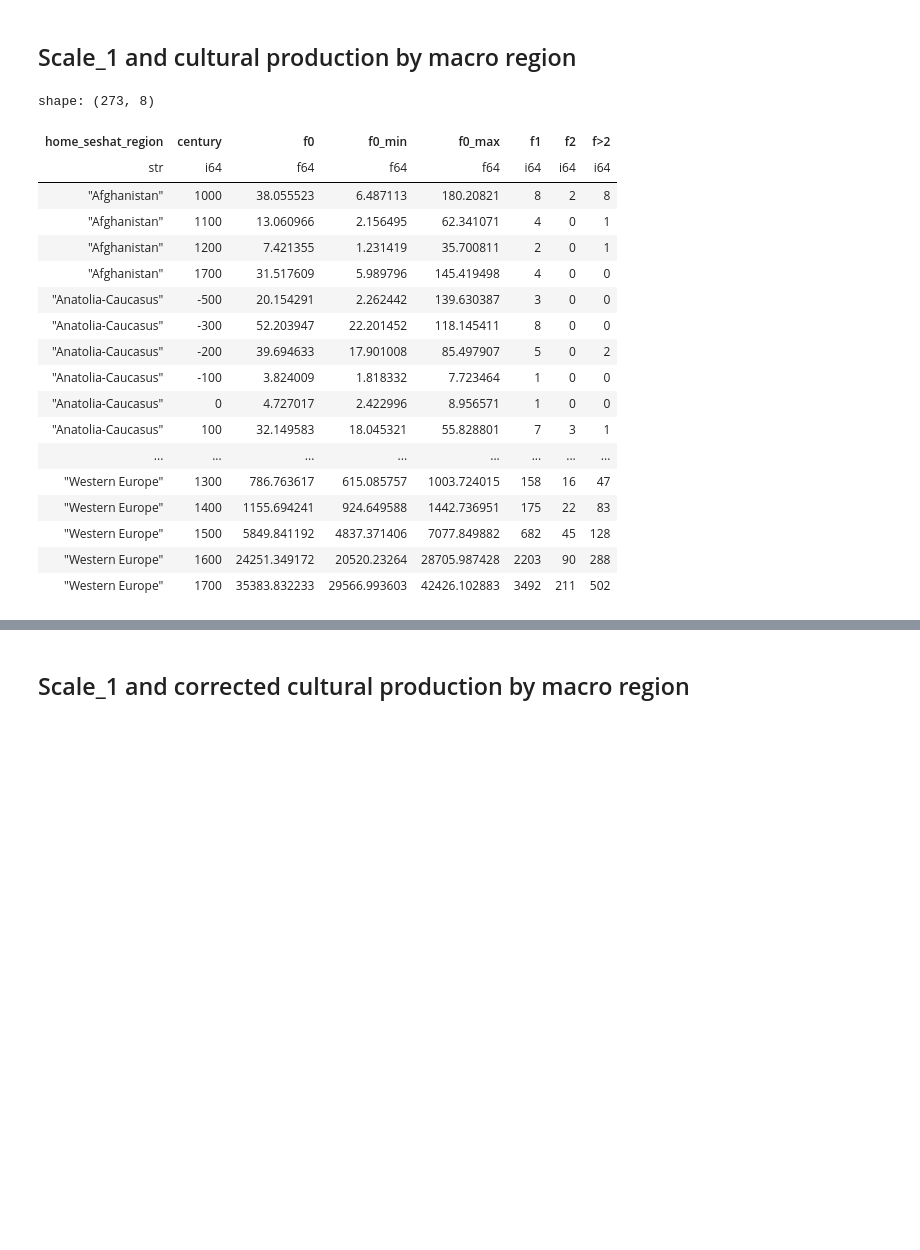
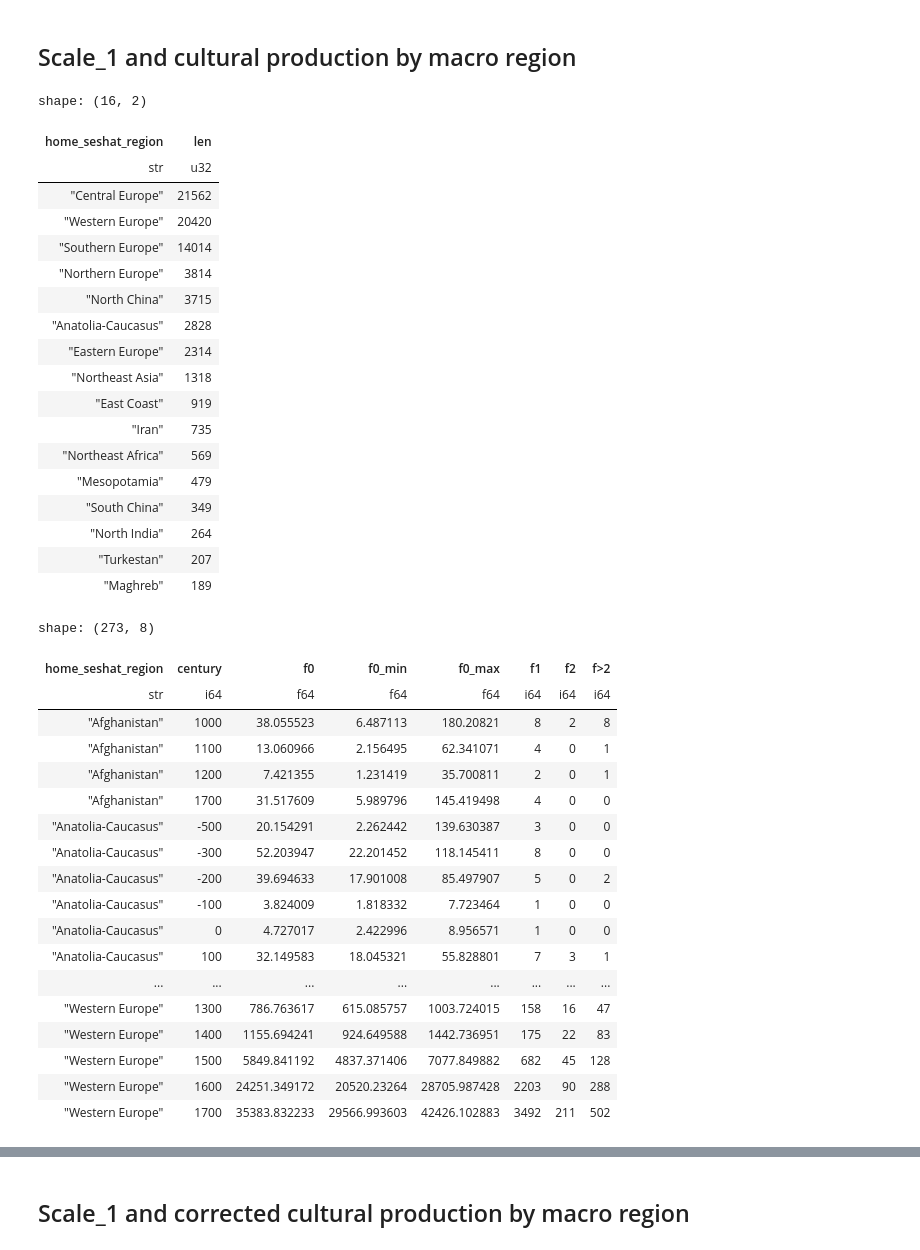
Before and after one commit to charlesdedampierre/seshat_cultura, a Jupyter notebook: notebooks/02_creative_individuals_by_seshat_polity.ipynb, the cells around one changed output, grey strips where cells are left out. Drawn from its saved outputs; the diff is of its cells as text; code cells hidden in the pictures; blank space fills up the shorter version.

```diff
--- a/notebooks/02_creative_individuals_by_seshat_polity.ipynb
+++ b/notebooks/02_creative_individuals_by_seshat_polity.ipynb
@@ -490,45 +492,64 @@ plt.show()
 # %%
 from config import ROOT
 
 GRID_LAST_YEAR = 1800
-GRID_REGIONS = {
-    'China': pl.col('home_seshat_region').is_in(CHINA),
-    'Northeast Asia': pl.col('home_seshat_region') == 'Northeast Asia',
-    'South Asia': pl.col('macro_region') == 'South Asia',
-    'Middle East': pl.col('macro_region') == 'Southwest Asia',
-    'Africa': pl.col('macro_region') == 'Africa',
-    'Western Europe': pl.col('home_seshat_region') == 'Western Europe',
-    'Southern Europe': pl.col('home_seshat_region') == 'Southern Europe',
-    'Central Europe': pl.col('home_seshat_region') == 'Central Europe',
-    'Eastern Europe': pl.col('home_seshat_region') == 'Eastern Europe',
-}
+GRID_SIZE = 4  # a 4 x 4 grid of the Seshat regions with the most individuals before LAST_YEAR
+top_regions = (
+    individuals
+    .filter(pl.col('year') < LAST_YEAR)
+    .drop_nulls('home_seshat_region')
+    .group_by('home_seshat_region').len()
+    .sort('len', descending=True)
+    .head(GRID_SIZE * GRID_SIZE)
+)
+display(top_regions)
+GRID_REGIONS = {region: pl.col('home_seshat_region') == region for region in top_regions['home_seshat_region']}
 
 con = duckdb.connect(str(SESHAT_DB), read_only=True)
 regions = con.sql('SELECT polity_new_id AS seshat_id, macro_region, home_seshat_region FROM polity').pl()
 con.close()
 
 unseen_species = pl.read_csv(ROOT / 'data/processed/unseen_species.csv')
 unseen_species
 # %% [output]
-shape: (273, 8)
+shape: (16, 2)
-| home_seshat_region | century | f0 | f0_min | f0_max | f1 | f2 | f>2 |
-| str | i64 | f64 | f64 | f64 | i64 | i64 | i64 |
-| "Afghanistan" | 1000 | 38.055523 | 6.487113 | 180.20821 | 8 | 2 | 8 |
-| "Afghanistan" | 1100 | 13.060966 | 2.156495 | 62.341071 | 4 | 0 | 1 |
-| "Afghanistan" | 1200 | 7.421355 | 1.231419 | 35.700811 | 2 | 0 | 1 |
-| "Afghanistan" | 1700 | 31.517609 | 5.989796 | 145.419498 | 4 | 0 | 0 |
-| "Anatolia-Caucasus" | -500 | 20.154291 | 2.262442 | 139.630387 | 3 | 0 | 0 |
-| "Anatolia-Caucasus" | -300 | 52.203947 | 22.201452 | 118.145411 | 8 | 0 | 0 |
-| "Anatolia-Caucasus" | -200 | 39.694633 | 17.901008 | 85.497907 | 5 | 0 | 2 |
-| "Anatolia-Caucasus" | -100 | 3.824009 | 1.818332 | 7.723464 | 1 | 0 | 0 |
-| "Anatolia-Caucasus" | 0 | 4.727017 | 2.422996 | 8.956571 | 1 | 0 | 0 |
-| "Anatolia-Caucasus" | 100 | 32.149583 | 18.045321 | 55.828801 | 7 | 3 | 1 |
-| ... | ... | ... | ... | ... | ... | ... | ... |
-| "Western Europe" | 1300 | 786.763617 | 615.085757 | 1003.724015 | 158 | 16 | 47 |
-| "Western Europe" | 1400 | 1155.694241 | 924.649588 | 1442.736951 | 175 | 22 | 83 |
-| "Western Europe" | 1500 | 5849.841192 | 4837.371406 | 7077.849882 | 682 | 45 | 128 |
-| "Western Europe" | 1600 | 24251.349172 | 20520.23264 | 28705.987428 | 2203 | 90 | 288 |
-| "Western Europe" | 1700 | 35383.832233 | 29566.993603 | 42426.102883 | 3492 | 211 | 502 |
+| home_seshat_region | len |
+| str | u32 |
+| "Central Europe" | 21562 |
+| "Western Europe" | 20420 |
+| "Southern Europe" | 14014 |
+| "Northern Europe" | 3814 |
+| "North China" | 3715 |
+| "Anatolia-Caucasus" | 2828 |
+| "Eastern Europe" | 2314 |
+| "Northeast Asia" | 1318 |
+| "East Coast" | 919 |
+| "Iran" | 735 |
+| "Northeast Africa" | 569 |
+| "Mesopotamia" | 479 |
+| "South China" | 349 |
+| "North India" | 264 |
+| "Turkestan" | 207 |
+| "Maghreb" | 189 |
+shape: (273, 8)
+| home_seshat_region | century | f0 | f0_min | f0_max | f1 | f2 | f>2 |
+| str | i64 | f64 | f64 | f64 | i64 | i64 | i64 |
+| "Afghanistan" | 1000 | 38.055523 | 6.487113 | 180.20821 | 8 | 2 | 8 |
+| "Afghanistan" | 1100 | 13.060966 | 2.156495 | 62.341071 | 4 | 0 | 1 |
+| "Afghanistan" | 1200 | 7.421355 | 1.231419 | 35.700811 | 2 | 0 | 1 |
+| "Afghanistan" | 1700 | 31.517609 | 5.989796 | 145.419498 | 4 | 0 | 0 |
+| "Anatolia-Caucasus" | -500 | 20.154291 | 2.262442 | 139.630387 | 3 | 0 | 0 |
+| "Anatolia-Caucasus" | -300 | 52.203947 | 22.201452 | 118.145411 | 8 | 0 | 0 |
+| "Anatolia-Caucasus" | -200 | 39.694633 | 17.901008 | 85.497907 | 5 | 0 | 2 |
+| "Anatolia-Caucasus" | -100 | 3.824009 | 1.818332 | 7.723464 | 1 | 0 | 0 |
+| "Anatolia-Caucasus" | 0 | 4.727017 | 2.422996 | 8.956571 | 1 | 0 | 0 |
+| "Anatolia-Caucasus" | 100 | 32.149583 | 18.045321 | 55.828801 | 7 | 3 | 1 |
+| ... | ... | ... | ... | ... | ... | ... | ... |
+| "Western Europe" | 1300 | 786.763617 | 615.085757 | 1003.724015 | 158 | 16 | 47 |
+| "Western Europe" | 1400 | 1155.694241 | 924.649588 | 1442.736951 | 175 | 22 | 83 |
+| "Western Europe" | 1500 | 5849.841192 | 4837.371406 | 7077.849882 | 682 | 45 | 128 |
+| "Western Europe" | 1600 | 24251.349172 | 20520.23264 | 28705.987428 | 2203 | 90 | 288 |
+| "Western Europe" | 1700 | 35383.832233 | 29566.993603 | 42426.102883 | 3492 | 211 | 502 |
 # %%
 observed = pl.col('f1') + pl.col('f2') + pl.col('f>2')
 correction = unseen_species.select('home_seshat_region', 'century', correction=(pl.col('f0') + observed) / observed)
```
Also changed, not shown: parts of 5 cells of this notebook.
